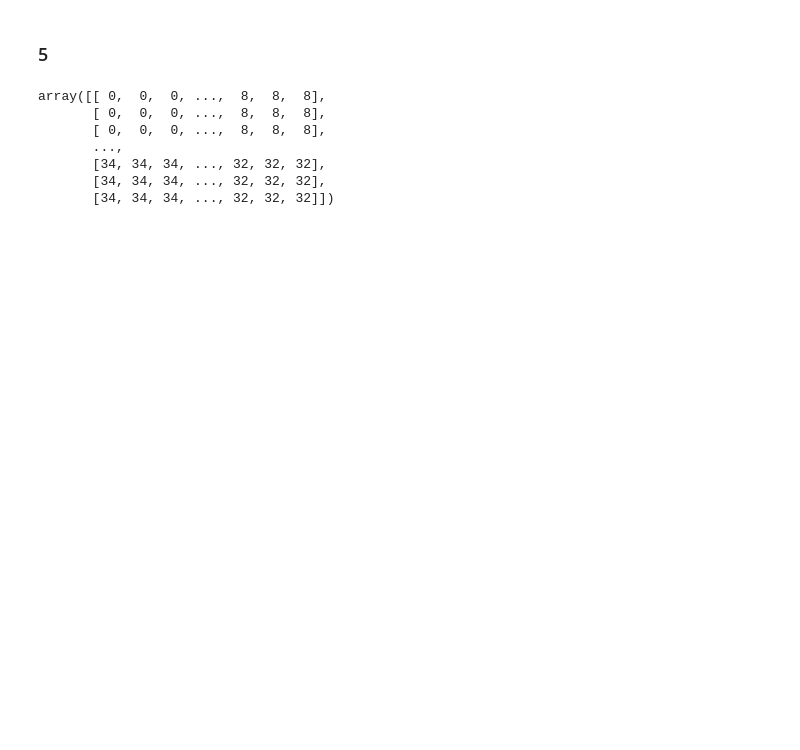
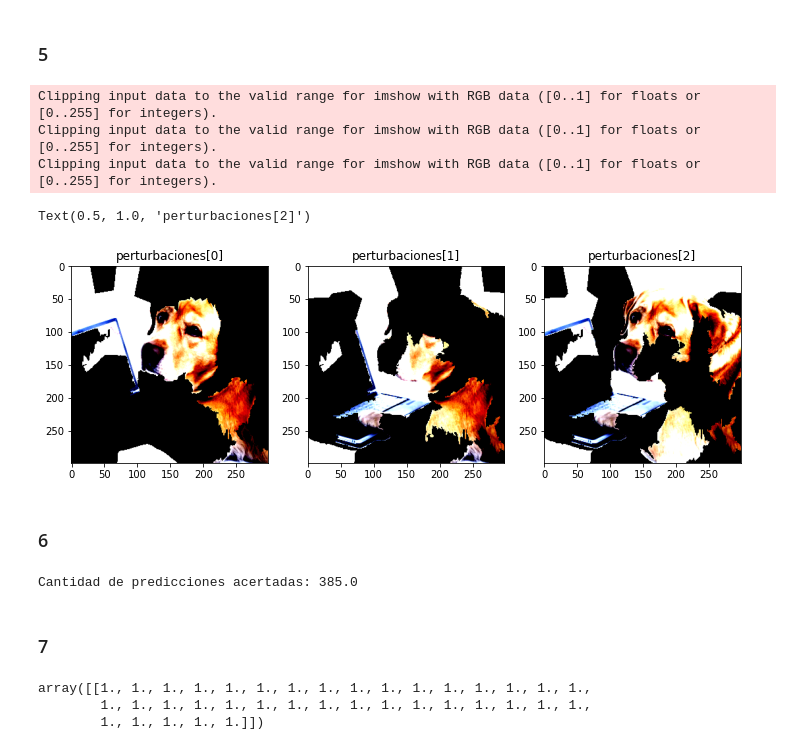
Before and after one commit to gabriel-ortega-hernandez/Tarea-2-Grupo-3, a Jupyter notebook: MA6202_T2.ipynb, the cells around one changed output. Cells and saved outputs as stored; diff of their text form; code cells hidden in the pictures; blank space fills up the shorter version.

Commit message:
P3.5-10 + perturbaciones.npy, falta imagenes_perturbadas.npy pero pesa 1gb

```diff
--- a/MA6202_T2.ipynb
+++ b/MA6202_T2.ipynb
@@ -177,13 +188,2 @@ print(perturbaciones[0])
 # %% [markdown]
 ### 5
-# %%
-perturbacion = perturbaciones[0]
-imagen_segmentada
-# %% [output]
-array([[ 0,  0,  0, ...,  8,  8,  8],
-       [ 0,  0,  0, ...,  8,  8,  8],
-       [ 0,  0,  0, ...,  8,  8,  8],
-       ...,
-       [34, 34, 34, ..., 32, 32, 32],
-       [34, 34, 34, ..., 32, 32, 32],
-       [34, 34, 34, ..., 32, 32, 32]])
@@ -189,0 +203,8 @@ array([[ 0,  0,  0, ...,  8,  8,  8],
+# %%
+# Se genera un arreglo de imagenes perturbadas según el arreglo perturbaciones.
+#imagenes_perturbadas = np.array([perturbar_imagen(
+#    imagen_procesada,perturbacion) for perturbacion in perturbaciones])
+#np.save("imagenes_perturbadas.npy" ,arr=imagenes_perturbadas)
+
+# Se carga el arreglo de imagenes perturbadas
+imagenes_perturbadas = np.load("imagenes_perturbadas.npy")
@@ -189,0 +221,56 @@ array([[ 0,  0,  0, ...,  8,  8,  8],
+# %%
+# Se muestran las 3 primeras perturbaciones de la imagen de control procesada
+fig, ax = plt.subplots(nrows=1, ncols=3,figsize=[12,13])
+#fig.suptitle('Perturbaciones de imagen de control')
+
+ax[0].imshow(imagenes_perturbadas[0])
+ax[0].set_title('perturbaciones[0]')
+
+ax[1].imshow(imagenes_perturbadas[1])
+ax[1].set_title('perturbaciones[1]')
+
+ax[2].imshow(imagenes_perturbadas[2])
+ax[2].set_title('perturbaciones[2]')
+# %% [output]
+Clipping input data to the valid range for imshow with RGB data ([0..1] for floats or [0..255] for integers).
+Clipping input data to the valid range for imshow with RGB data ([0..1] for floats or [0..255] for integers).
+Clipping input data to the valid range for imshow with RGB data ([0..1] for floats or [0..255] for integers).
+Text(0.5, 1.0, 'perturbaciones[2]')
+[figure, added]
+# %% [markdown]
+### 6
+# %%
+# Se crea el vector y
+y = np.zeros(n_perturbaciones)
+
+# Se procede a llenar y segun lo solicitado
+for i in range(len(y)):
+  imagen_i = imagenes_perturbadas[i]
+  input_batch_i = torch.from_numpy(np.transpose(imagen_i,[2,0,1])).unsqueeze(0)
+  input_batch_i = input_batch_i.to(dev)
+
+  # Se calculan las probabilidades de cada clase
+  output_i = modelo(input_batch_i)
+  predicciones_i = torch.nn.functional.softmax(
+    output_i[0], dim=0).cpu().detach().numpy().reshape([-1,1]).T
+
+  # Se recupera la clase más probable
+  prediccion_i = decode_predictions(predicciones_i)[0][0][1]
+
+  # En caso de coincidir con la prediccion de la imagen de control
+  if prediccion_i == prediccion_control:
+    y[i] = 1
+
+print('Cantidad de predicciones acertadas: {}'.format(sum(y)))
+# %% [output]
+Cantidad de predicciones acertadas: 385.0
+# %% [markdown]
+### 7
+# %%
+# Se crea un arreglo de 1's que corresponde a "no perturbar" la imagen original
+imagen_original = np.ones(n_superpixeles).reshape(1,-1)
+imagen_original
+# %% [output]
+array([[1., 1., 1., 1., 1., 1., 1., 1., 1., 1., 1., 1., 1., 1., 1., 1.,
+        1., 1., 1., 1., 1., 1., 1., 1., 1., 1., 1., 1., 1., 1., 1., 1.,
+        1., 1., 1., 1., 1.]])
```
Also changed, not shown: parts of 31 cells of this notebook, 1 other file.
